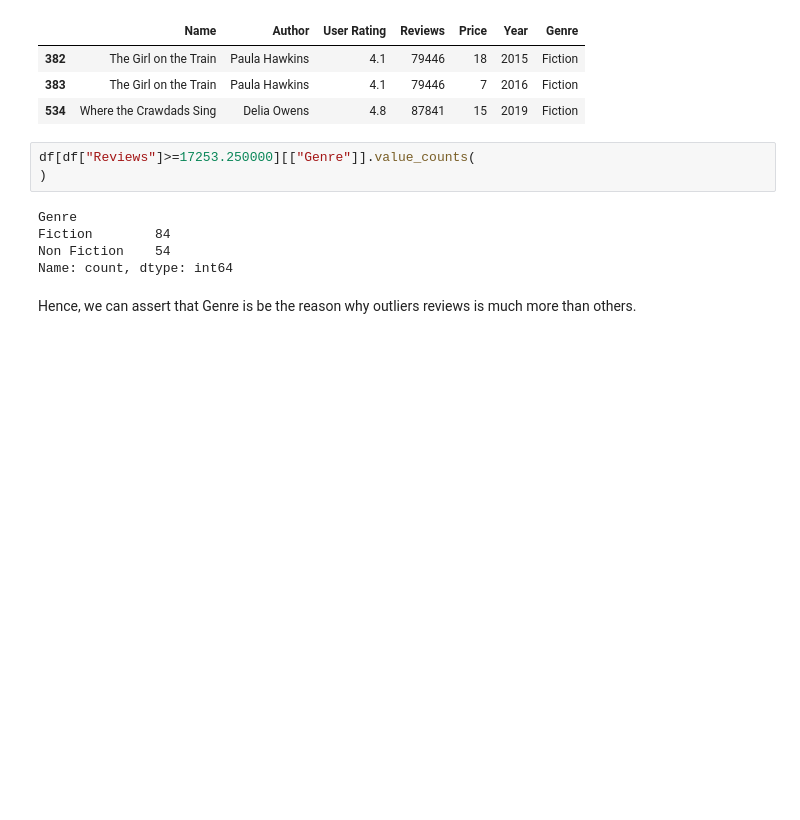
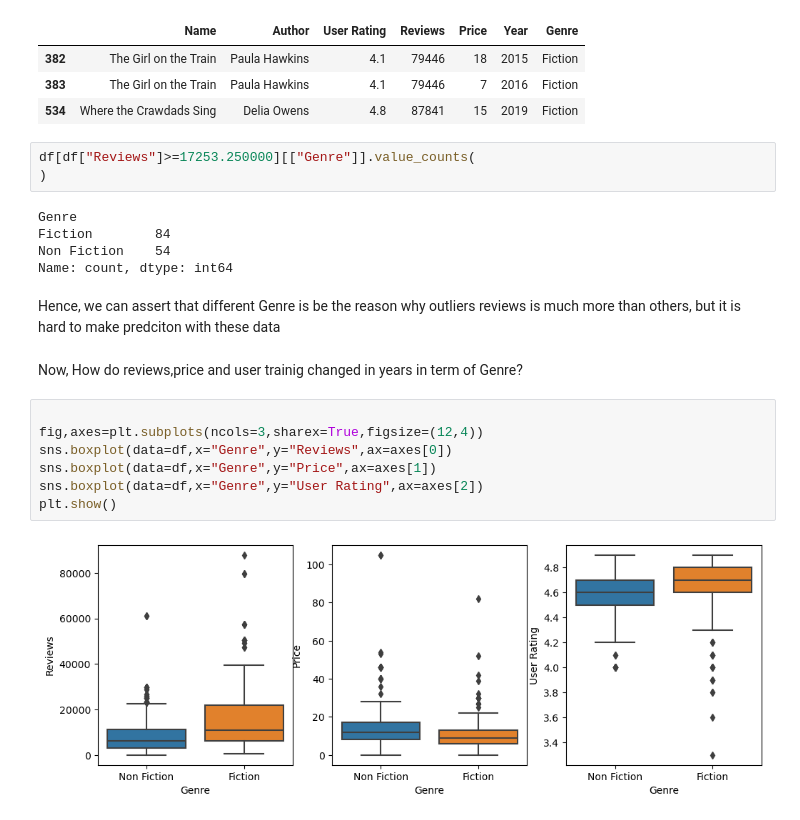
Before and after one commit to NevzatTaha/Top-50-sales-Hypothesis-Testing-and-EDA, a Jupyter notebook: Data Analytic and Visualisation.ipynb, the cells around one changed output. Cells and saved outputs as stored; diff of their text form; blank space fills up the shorter version.

```diff
--- a/Data Analytic and Visualisation.ipynb
+++ b/Data Analytic and Visualisation.ipynb
@@ -152,4 +152,15 @@ Fiction        84
 Non Fiction    54
 Name: count, dtype: int64
 # %% [markdown]
-Hence, we can assert that Genre is be the reason why outliers reviews is much more than others.
+Hence, we can assert that different Genre is be the reason why outliers reviews is much more than others, but it is hard to make predciton with these data
+# %% [markdown]
+Now,  How do  reviews,price and user trainig  changed in years in term of Genre?
+# %%
+
+fig,axes=plt.subplots(ncols=3,sharex=True,figsize=(12,4))
+sns.boxplot(data=df,x="Genre",y="Reviews",ax=axes[0])
+sns.boxplot(data=df,x="Genre",y="Price",ax=axes[1])
+sns.boxplot(data=df,x="Genre",y="User Rating",ax=axes[2])
+plt.show()
+# %% [output]
+[figure, added]
```
Also changed, not shown: parts of 1 cell of this notebook.
